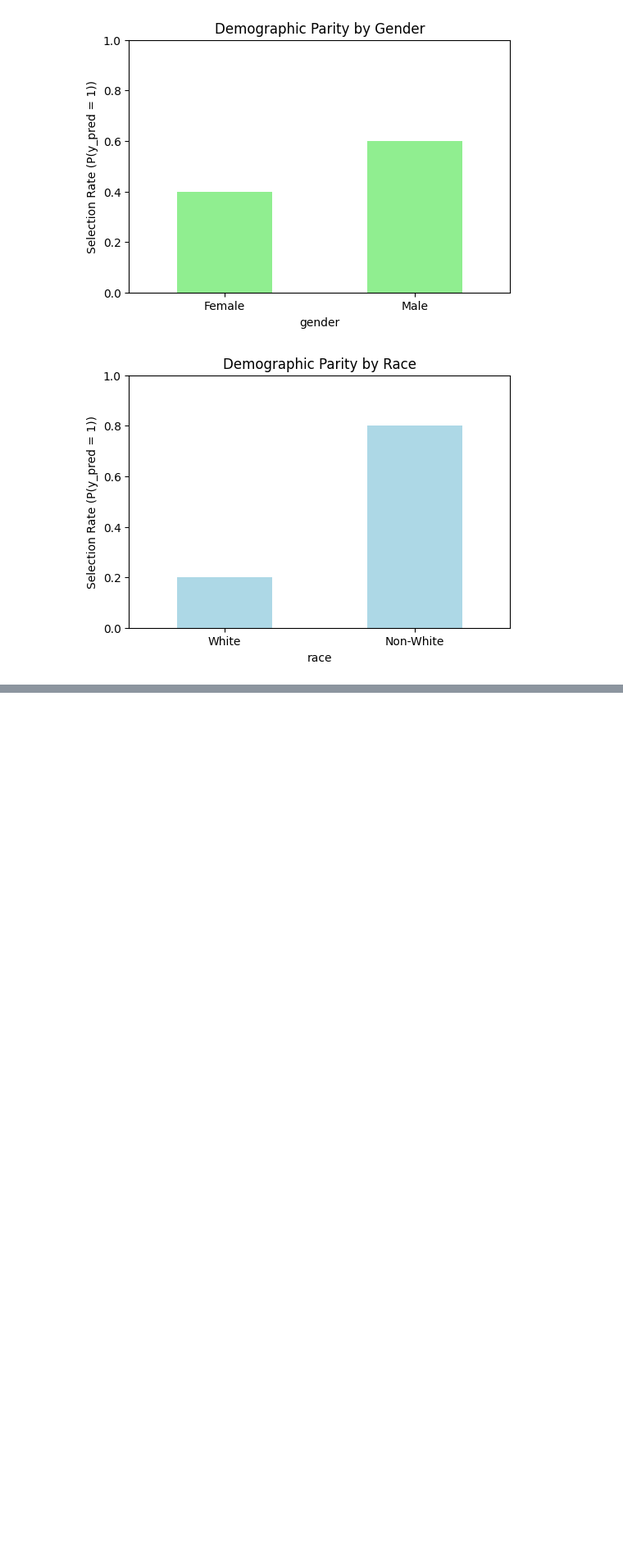
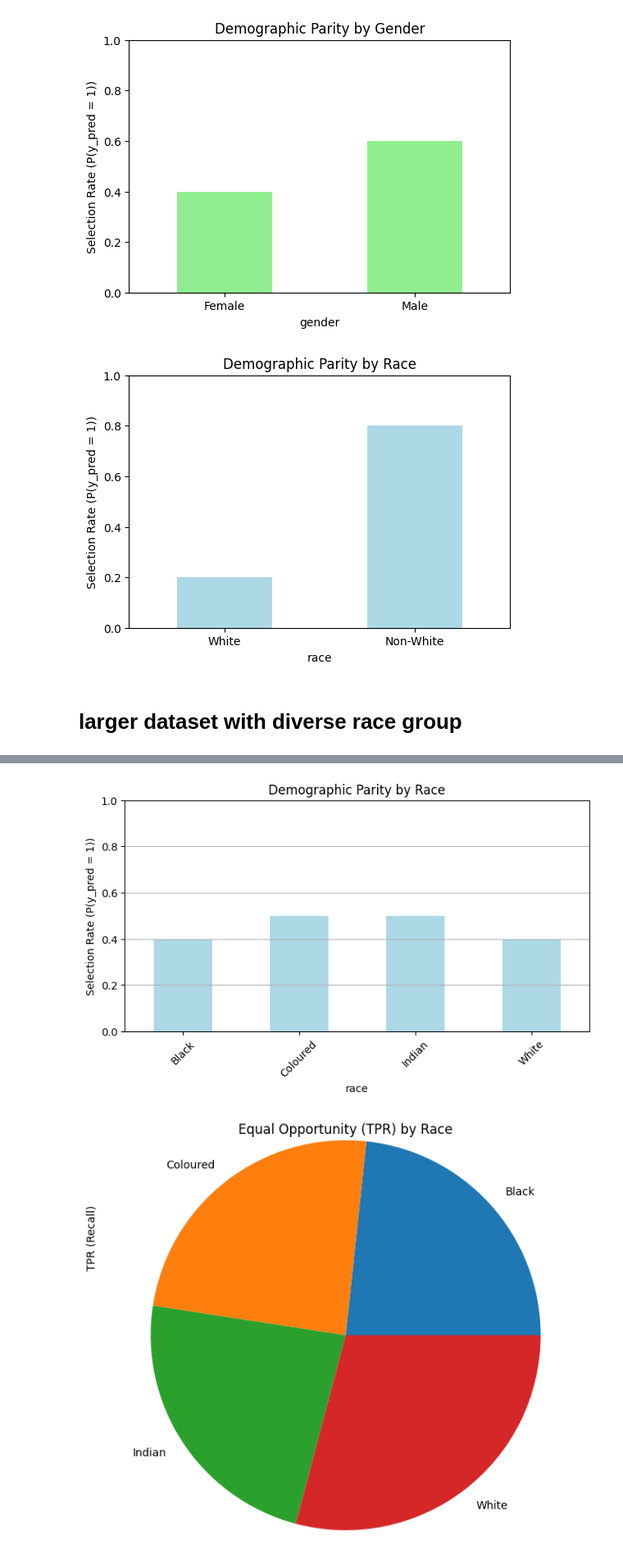
Before and after one commit to DFBlok/bais-detector-app, a Jupyter notebook: BaisTester.ipynb, the cells around one changed output, grey strips where cells are left out. Shown at 82% size. Cells and saved outputs as stored; diff of their text form; code cells hidden in the pictures; blank space fills up the shorter version.

```diff
--- a/BaisTester.ipynb
+++ b/BaisTester.ipynb
@@ -129,3 +129,81 @@ race
 Name: selection_rate, dtype: float64
 [figure]
 [figure]
+# %% [markdown]
+# larger  dataset with diverse race group
+# %%
+import pandas as pd
+import matplotlib.pyplot as plt
+import seaborn as sns
+from fairlearn.metrics import MetricFrame, selection_rate
+from sklearn.metrics import recall_score
+import random
+
+# Set random seed for reproducibility
+random.seed(42)
+
+# Create a larger synthetic dataset (40 entries: 10 per race group)
+race_groups = ["White", "Black", "Coloured", "Indian"]
+genders = [0, 1]  # 0 = Female, 1 = Male
+
+data = {
+    "gender": [],
+    "race": [],
+    "y_pred": [],
+    "y_true": []
+}
+
+# Generate 10 records for each race group
+for race in race_groups:
+    for _ in range(10):
+        gender = random.choice(genders)
+        y_true = random.choice([0, 1])
+        y_pred = y_true if random.random() > 0.2 else 1 - y_true  # 80% accuracy
+        data["gender"].append(gender)
+        data["race"].append(race)
+        data["y_true"].append(y_true)
+        data["y_pred"].append(y_pred)
+
+df = pd.DataFrame(data)
+
+# Demographic Parity by Race
+mf_race_dp = MetricFrame(metrics=selection_rate,
+                         y_true=df["y_true"],
+                         y_pred=df["y_pred"],
+                         sensitive_features=df["race"])
+
+print("Demographic Parity by Race:")
+print(mf_race_dp.by_group)
+
+# Equal Opportunity (TPR) by Race
+# Only consider y_true == 1 group members
+mf_race_eo = MetricFrame(metrics=recall_score,
+                         y_true=df["y_true"],
+                         y_pred=df["y_pred"],
+                         sensitive_features=df["race"])
+
+print("\nEqual Opportunity (True Positive Rate) by Race:")
+print(mf_race_eo.by_group)
+
+# --- Visualizations ---
+
+# Demographic Parity Plot
+plt.figure(figsize=(8, 4))
+mf_race_dp.by_group.plot(kind='bar', color='lightblue')
+plt.title("Demographic Parity by Race")
+plt.ylabel("Selection Rate (P(y_pred = 1))")
+plt.xticks(rotation=45)
+plt.ylim(0, 1)
+plt.grid(axis='y')
+plt.show()
+
+# Equal Opportunity Plot
+plt.figure(figsize=(8, 4))
+mf_race_eo.by_group.plot(kind='pie', color='salmon')
+plt.title("Equal Opportunity (TPR) by Race")
+plt.ylabel("TPR (Recall)")
+plt.xticks(rotation=45)
+plt.ylim(0, 1)
+plt.grid(axis='y')
+plt.show()
+# %% [output]
@@ -131,0 +225,2 @@ Name: selection_rate, dtype: float64
+[figure, added]
+[figure, added]
```
Also changed, not shown: parts of 3 cells of this notebook, 1 other file.
